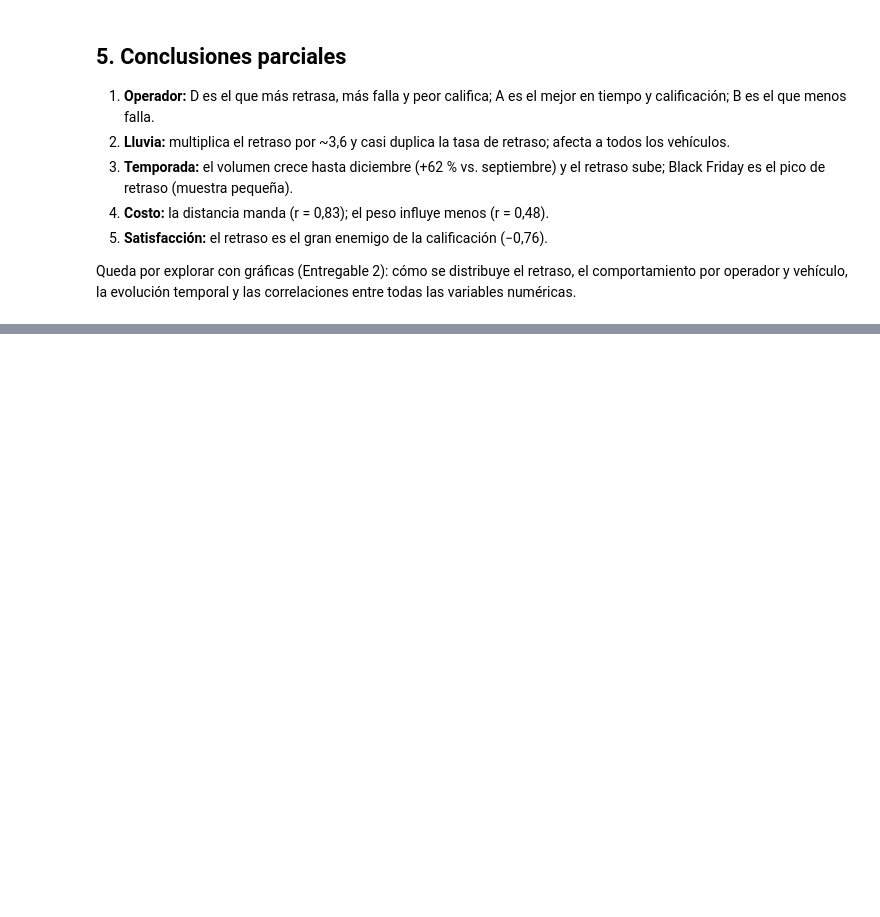
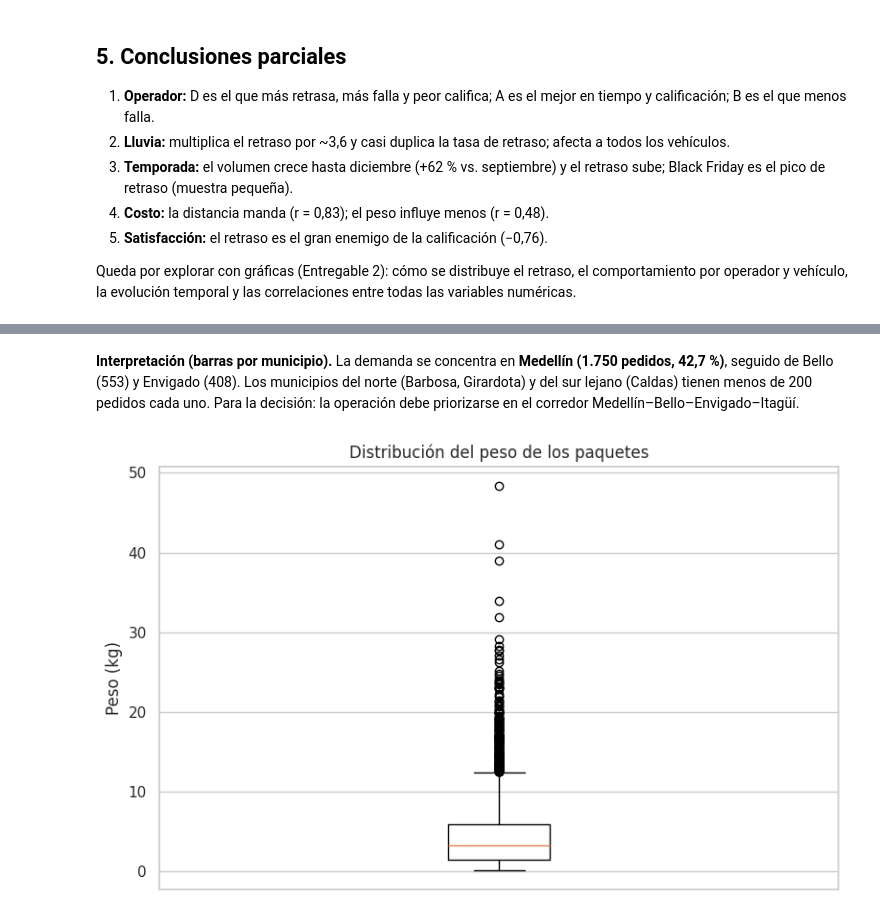
Before and after one commit to Wolfang-Perez/proyecto-integrador-pc-grupo-3, a Jupyter notebook: notebooks/analisis.ipynb, the cells around one changed output, grey strips where cells are left out. Cells and saved outputs as stored; diff of their text form; code cells hidden in the pictures; blank space fills up the shorter version.

```diff
--- a/notebooks/analisis.ipynb
+++ b/notebooks/analisis.ipynb
@@ -562,0 +627,14 @@ Queda por explorar con gráficas (Entregable 2): cómo se distribuye el retraso,
+# %% [markdown]
+**Interpretación (barras por municipio).** La demanda se concentra en **Medellín (1.750 pedidos, 42,7 %)**, seguido de Bello (553) y Envigado (408). Los municipios del norte (Barbosa, Girardota) y del sur lejano (Caldas) tienen menos de 200 pedidos cada uno. Para la decisión: la operación debe priorizarse en el corredor Medellín–Bello–Envigado–Itagüí.
+# %%
+# 4) Caja y bigotes del peso (Matplotlib)
+plt.figure()
+plt.boxplot(df_limpio["peso_kg"].dropna())
+plt.title("Distribución del peso de los paquetes")
+plt.ylabel("Peso (kg)")
+plt.xticks([])
+plt.tight_layout()
+plt.savefig("visualizaciones/04-caja-peso-kg.png", dpi=130)
+plt.show()
+# %% [output]
+[figure, added]
```
Also changed, not shown: parts of 23 cells of this notebook.
